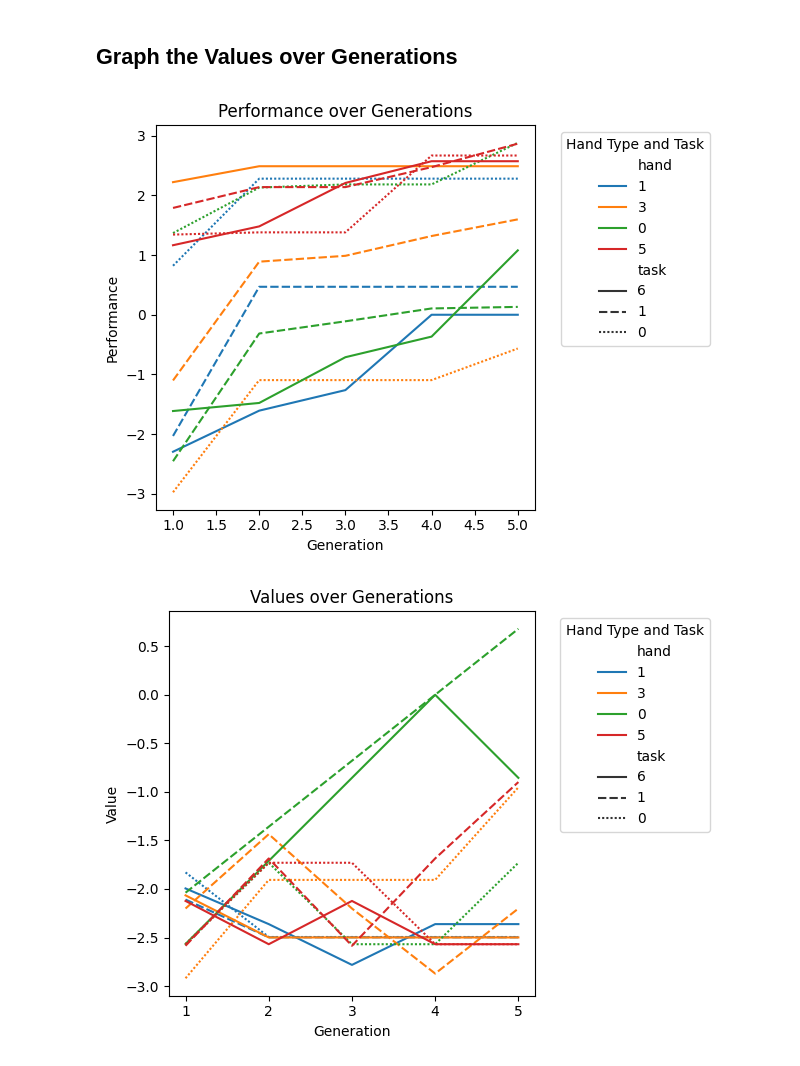
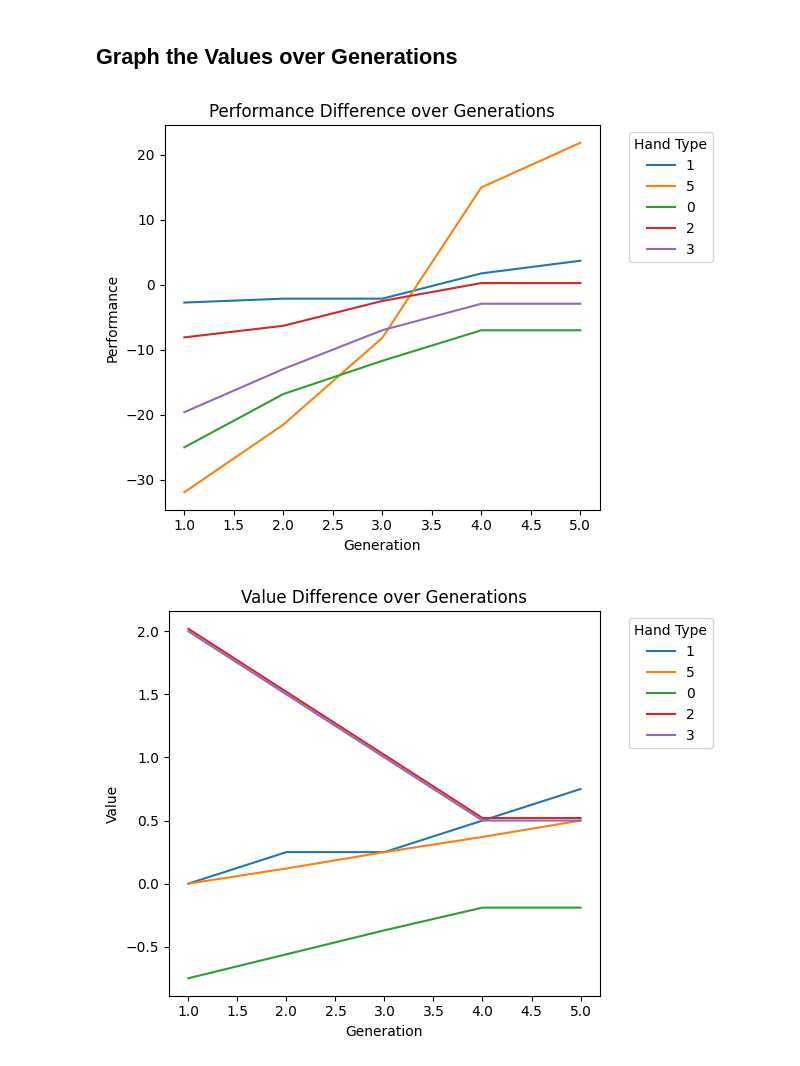
Before and after one commit to WillSumerfield/SimpleRobotSim, a Jupyter notebook: src/PerterbationTest.ipynb, the cells around one changed output. Saved outputs shown, nothing was run; the diff lists cells and outputs as text; code cells hidden in the pictures.

```diff
--- a/src/PerterbationTest.ipynb
+++ b/src/PerterbationTest.ipynb
@@ -53,4 +60,6 @@ for idx, dir in enumerate(os.listdir(data_dir)):
 # %%
 # Convert cols to numbers
-for col in df.columns[2:]:
+for col in df.columns[1:]:
     df[col] = pd.to_numeric(df[col])
+
+print(df)
@@ -58,32 +81,32 @@ for col in df.columns[2:]:
 ## Graph the Values over Generations
 # %%
 # Normalize the performance and values
-df.iloc[:, 2:8] = df.iloc[:, 2:8].apply(lambda x: x - x.iloc[0], axis=1)
-df.iloc[:, 8:] = df.iloc[:, 8:].apply(lambda x: x - x.iloc[0], axis=1)
-val_std = df.iloc[:, 2:8].std(axis=1)
-perf_std = df.iloc[:, 8:].std(axis=1)
-df.iloc[:, 2:8] = df.iloc[:, 2:8].div(val_std, axis=0)
-df.iloc[:, 8:] = df.iloc[:, 8:].div(perf_std, axis=0)
+df.iloc[:, 1:7] = df.iloc[:, 1:7].apply(lambda x: x - x.iloc[0], axis=1)
+df.iloc[:, 7:] = df.iloc[:, 7:].apply(lambda x: x - x.iloc[0], axis=1)
+# val_std = df.iloc[:, 2:8].std(axis=1)
+# perf_std = df.iloc[:, 8:].std(axis=1)
+# df.iloc[:, 2:8] = df.iloc[:, 2:8].div(val_std, axis=0)
+# df.iloc[:, 8:] = df.iloc[:, 8:].div(perf_std, axis=0)
 
 # Melt the DataFrame for easier plotting
-val_columns = [col for col in df.columns if col.startswith('val_')][1:] + ["hand", "task"]
-df_vals_long = df[val_columns].reset_index().melt(id_vars=['index', 'hand', 'task'], var_name='x', value_name='y')
+val_columns = [col for col in df.columns if col.startswith('val_')][1:] + ["hand"]
+df_vals_long = df[val_columns].reset_index().melt(id_vars=['index', 'hand'], var_name='x', value_name='y')
 df_vals_long['x'] = df_vals_long['x'].str.extract(r'val_(\d+)').astype(int)
 
-perf_columns = [col for col in df.columns if col.startswith('perf_')][1:] + ["hand", "task"]
-df_perf_long = df[perf_columns].reset_index().melt(id_vars=['index', 'hand', 'task'], var_name='x', value_name='y')
+perf_columns = [col for col in df.columns if col.startswith('perf_')][1:] + ["hand"]
+df_perf_long = df[perf_columns].reset_index().melt(id_vars=['index', 'hand'], var_name='x', value_name='y')
 df_perf_long['x'] = df_perf_long['x'].str.extract(r'perf_(\d+)').astype(int)
 
 df_vals_long = df_vals_long.rename(columns={'index': 'line_id'})
 df_perf_long = df_perf_long.rename(columns={'index': 'line_id'})
 # %%
-sns.lineplot(data=df_perf_long, x='x', y='y', hue='hand', style='task')
+sns.lineplot(data=df_perf_long, x='x', y='y', hue='hand')
 plt.xlabel("Generation")
 plt.ylabel("Performance")
-plt.title("Performance over Generations")
-plt.legend(title="Hand Type and Task", bbox_to_anchor=(1.05, 1), loc='upper left')
+plt.title("Performance Difference over Generations")
+plt.legend(title="Hand Type", bbox_to_anchor=(1.05, 1), loc='upper left')
 plt.tight_layout()
 plt.savefig("../diagrams/permutation_test_perf.png")
 plt.show()
 # %% [output]
-[figure, old version]
+[figure, new version]
@@ -90,11 +116,11 @@ plt.show()
 # %%
-sns.lineplot(data=df_vals_long, x='x', y='y', hue='hand', style='task')
+sns.lineplot(data=df_vals_long, x='x', y='y', hue='hand')
 plt.xlabel("Generation")
 plt.ylabel("Value")
-plt.title("Values over Generations")
-plt.legend(title="Hand Type and Task", bbox_to_anchor=(1.05, 1), loc='upper left')
+plt.title("Value Difference over Generations")
+plt.legend(title="Hand Type", bbox_to_anchor=(1.05, 1), loc='upper left')
 plt.tight_layout()
 plt.savefig("../diagrams/permutation_test_vals.png")
 plt.show()
 # %% [output]
-[figure, old version]
+[figure, new version]
```
Also changed, not shown: parts of 3 cells of this notebook, 2 other files.
